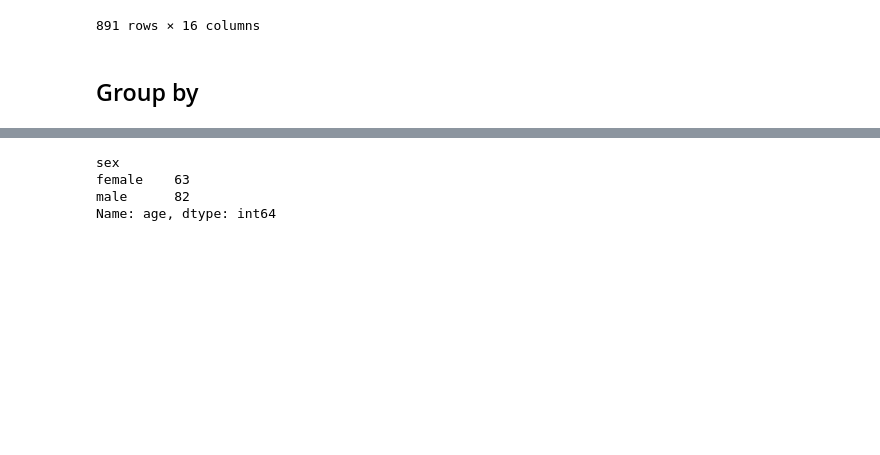
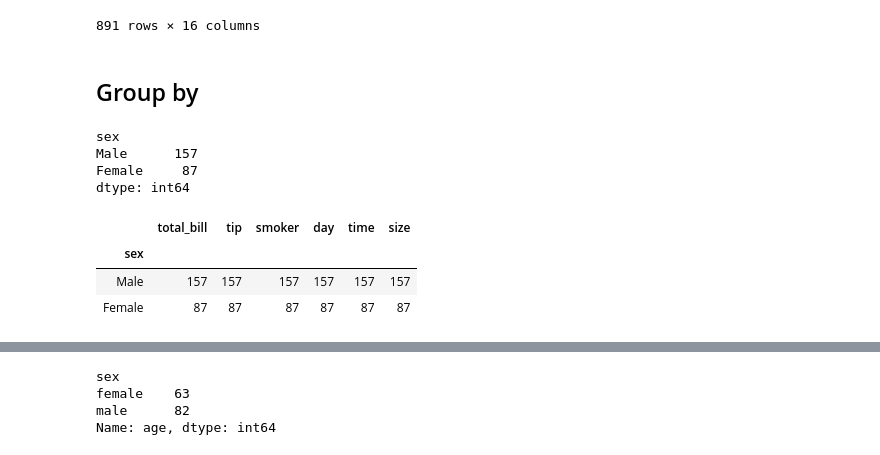
Before and after one commit to raysunau/python_data_analytics, a Jupyter notebook: Python_pandas_SQL.ipynb, the cells around one changed output, grey strips where cells are left out. Cells and saved outputs as stored; diff of their text form; code cells hidden in the pictures; blank space fills up the shorter version.

```diff
--- a/Python_pandas_SQL.ipynb
+++ b/Python_pandas_SQL.ipynb
@@ -250,3 +250,20 @@ df_demo.sort_values('age',ascending=False)
 891 rows × 16 columns
 # %% [markdown]
 ## Group by
+# %%
+# select sex,count(*) from tips group by 1;
+
+tips.groupby("sex").size()
+# %% [output]
+sex
+Male      157
+Female     87
+dtype: int64
+# %%
+# count() applies the function to each column and returning the number of not null records within each
+tips.groupby("sex").count()
+# %% [output]
+|  | total_bill | tip | smoker | day | time | size |
+| sex |  |  |  |  |  |  |
+| Male | 157 | 157 | 157 | 157 | 157 | 157 |
+| Female | 87 | 87 | 87 | 87 | 87 | 87 |
```
Also changed, not shown: parts of 2 cells of this notebook.
